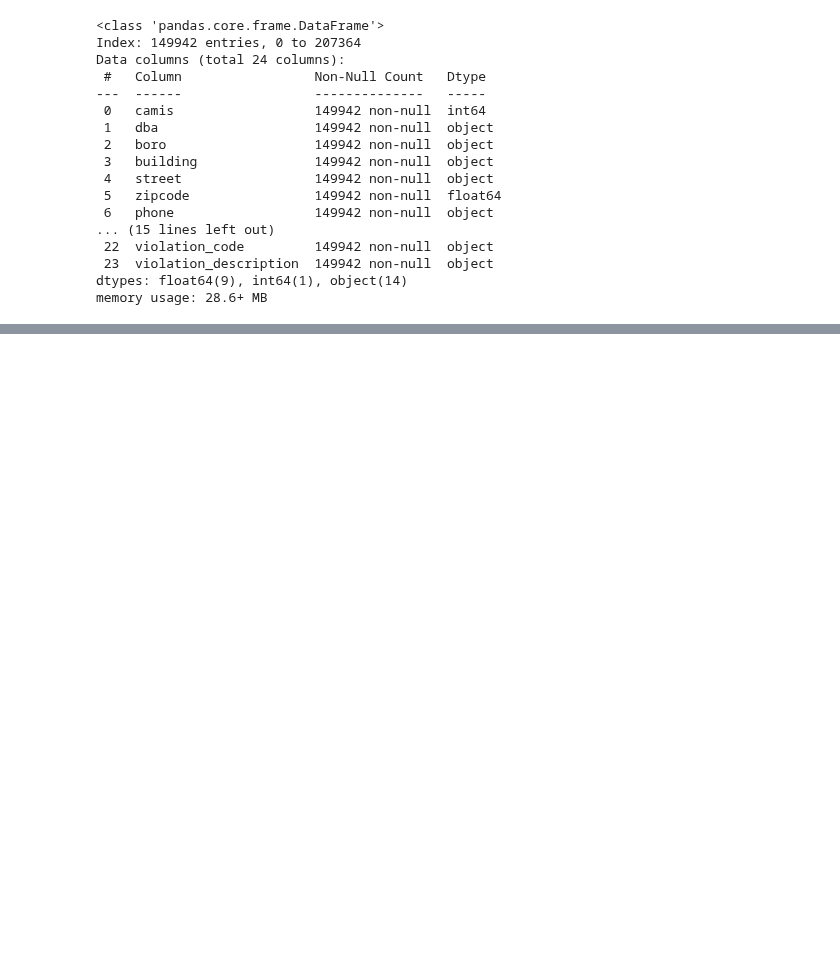
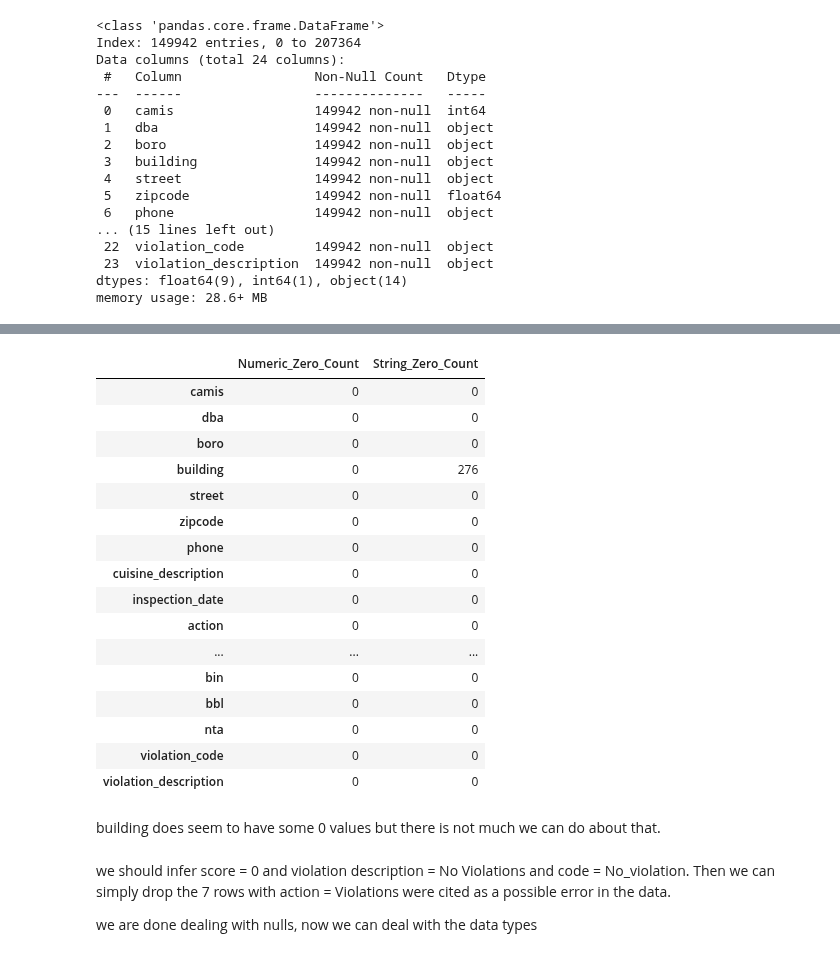
Before and after one commit to Somerville-2023/New-York-health-Inspection-Prediction, a Jupyter notebook: john-folder/api_gplaces/place_and_reviews/john_explore.ipynb, the cells around one changed output, grey strips where cells are left out. Cells and saved outputs as stored; diff of their text form; code cells hidden in the pictures; blank space fills up the shorter version.

```diff
--- a/john-folder/api_gplaces/place_and_reviews/john_explore.ipynb
+++ b/john-folder/api_gplaces/place_and_reviews/john_explore.ipynb
@@ -552,8 +430,0 @@ Error:
-# %%
-inspection_df['building'] = inspection_df['building'].fillna("0")
-inspection_df['phone'] = inspection_df['phone'].fillna("0")
-# %%
-# Group by the specified columns and fill missing 'bin' values with the mode of each group
-inspection_df['bin'] = inspection_df.groupby(['community_board', 'council_district', 'census_tract', 'bbl', 'nta'])['bin'].transform(lambda x: x.fillna(x.mode()[0] if not x.mode().empty else x))
-# Group by 'bbl' and fill missing 'bin' values with the mode of each group
-inspection_df['bin'] = inspection_df.groupby('bbl')['bin'].transform(lambda x: x.fillna(x.mode()[0] if not x.mode().empty else x))
@@ -581,10 +430,0 @@ we should infer score = 0 and violation description = No Violations and code = N
-# %%
-# Step 1: Group by 'camis' and 'inspection_date' and check if there are different 'inspection_type' values within each group
-grouped = inspection_df.groupby(['camis', 'inspection_date'])
-diff_inspection_type = grouped['inspection_type'].nunique() > 1
-
-# Step 2: Filter the DataFrame to include only those groups
-filtered_df = inspection_df[inspection_df.set_index(['camis', 'inspection_date']).index.isin(diff_inspection_type[diff_inspection_type].index)].reset_index(drop=True)
-
-# Now, 'filtered_df' contains only the groups where 'inspection_type' varies within the same 'camis' and 'inspection_date'
-filtered_df.sort_values(by='camis').head(3)
@@ -726,10 +430,0 @@ vcode_date.sort_values(by=['camis'], ascending=False)
-# %%
-# Group by 'camis' and take the first non-null 'community_board' value
-community_board_mapping = inspection_df.groupby('camis')['community_board'].first()
-
-# Now, fill missing community_board values using this mapping
-inspection_df['community_board'] = inspection_df['community_board'].fillna(inspection_df['camis'].map(community_board_mapping))
-
-# Check the count of remaining missing values in 'community_board'
-missing_after = inspection_df['community_board'].isna().sum()
-print(f"Remaining missing community_board numbers: {missing_after}")
@@ -745,0 +431,33 @@ inspection_df[inspection_df['camis'] == 41360872].sort_values(by='inspection_dat
+# %%
+zero_counts_df = pd.DataFrame({
+    'Numeric_Zero_Count': (inspection_df == 0).sum(),
+    'String_Zero_Count': (inspection_df == '0').sum()
+})
+
+zero_counts_df
+# %% [output]
+|  | Numeric_Zero_Count | String_Zero_Count |
+| camis | 0 | 0 |
+| dba | 0 | 0 |
+| boro | 0 | 0 |
+| building | 0 | 276 |
+| street | 0 | 0 |
+| zipcode | 0 | 0 |
+| phone | 0 | 0 |
+| cuisine_description | 0 | 0 |
+| inspection_date | 0 | 0 |
+| action | 0 | 0 |
+| ... | ... | ... |
+| bin | 0 | 0 |
+| bbl | 0 | 0 |
+| nta | 0 | 0 |
+| violation_code | 0 | 0 |
+| violation_description | 0 | 0 |
+# %% [markdown]
+building does seem to have some 0 values but there is not much we can do about that.
+# %% [markdown]
+
+
+we should infer score = 0 and violation description = No Violations and code = No_violation. Then we can simply drop the 7  rows with action = Violations were cited as a possible error in the data.
+
+we are done dealing with nulls, now we can deal with the data types
```
Also changed, not shown: parts of 36 cells of this notebook, 1 other file.
